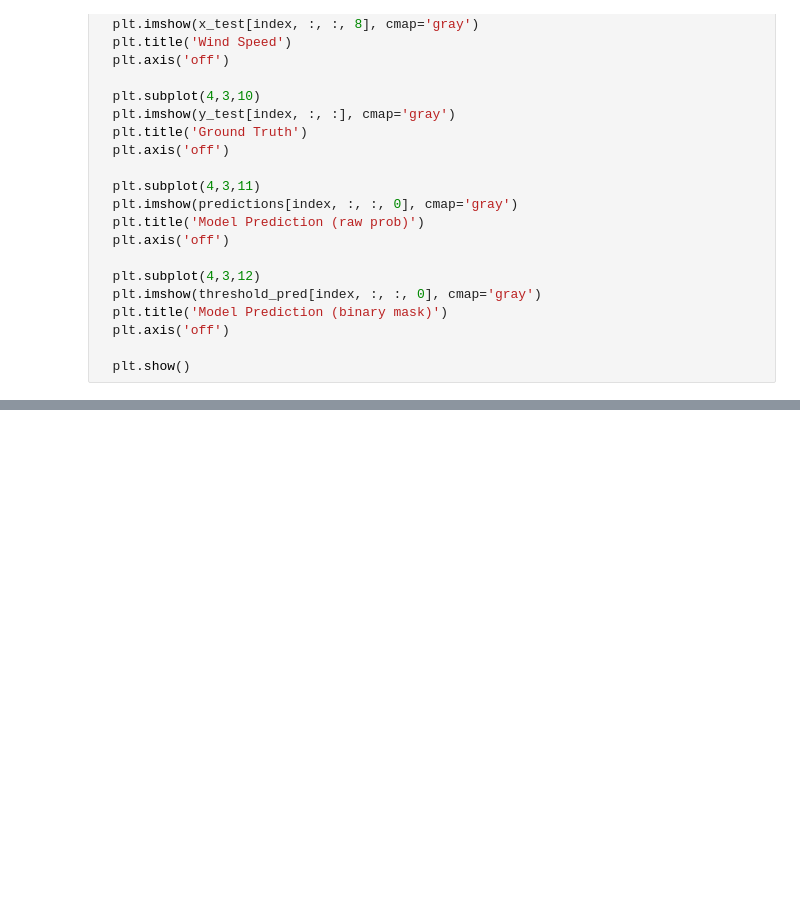
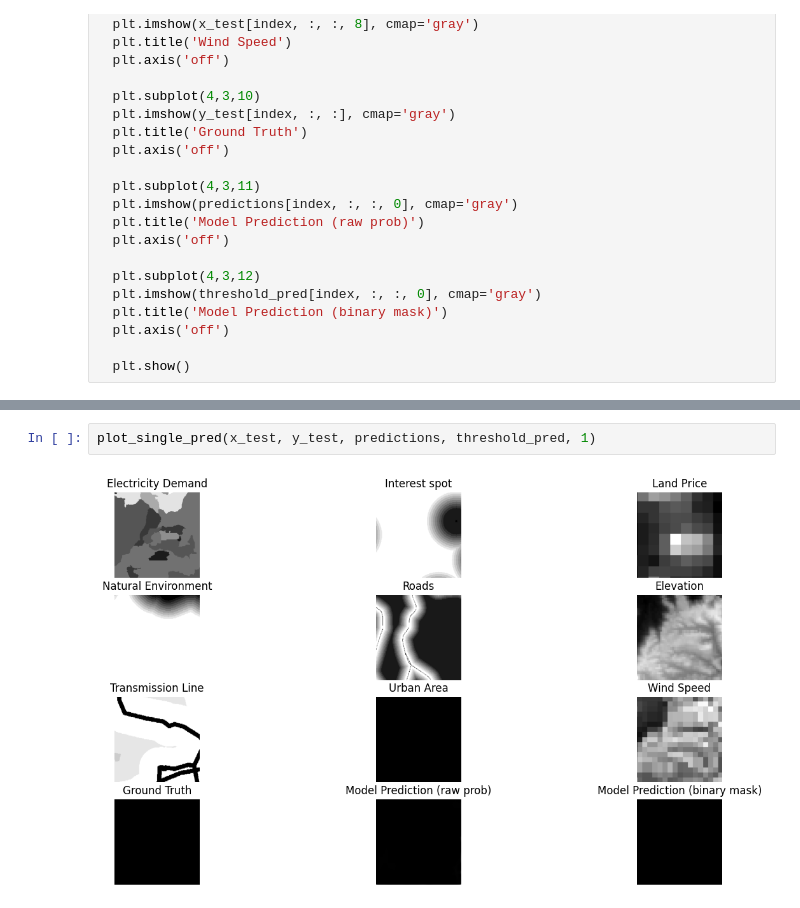
Before and after one commit to AmJustCJ/FinalYearProjectWork, a Jupyter notebook: FYP.ipynb, the cells around one changed output, grey strips where cells are left out. Cells and saved outputs as stored; diff of their text form; blank space fills up the shorter version.

```diff
--- a/FYP.ipynb
+++ b/FYP.ipynb
@@ -497,0 +498,4 @@ plot_single_pred(x_test, y_test, predictions, threshold_pred, 2)
+# %%
+plot_single_pred(x_test, y_test, predictions, threshold_pred, 1)
+# %% [output]
+[figure, added]
```
Also changed, not shown: parts of 13 cells of this notebook.
